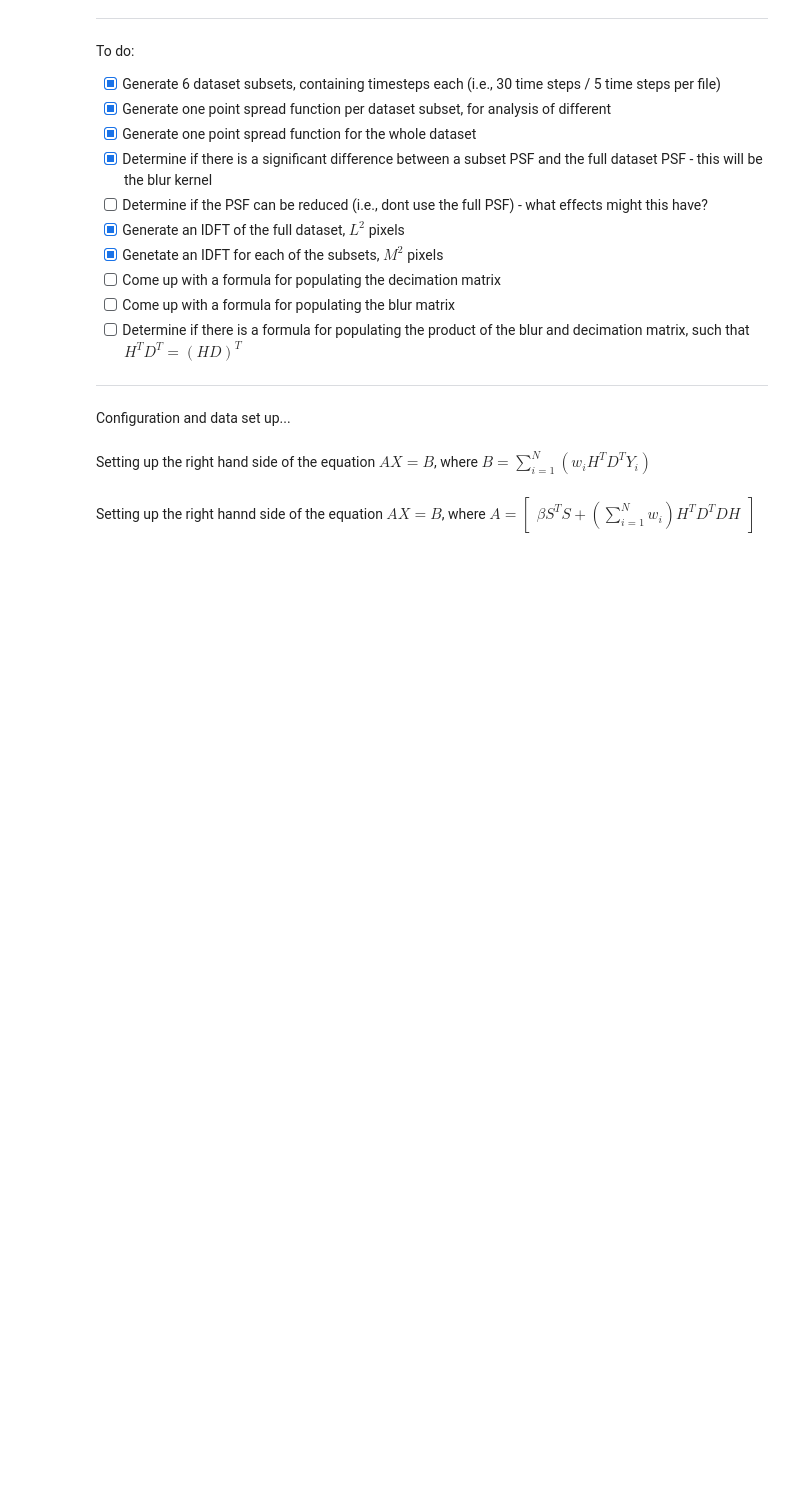
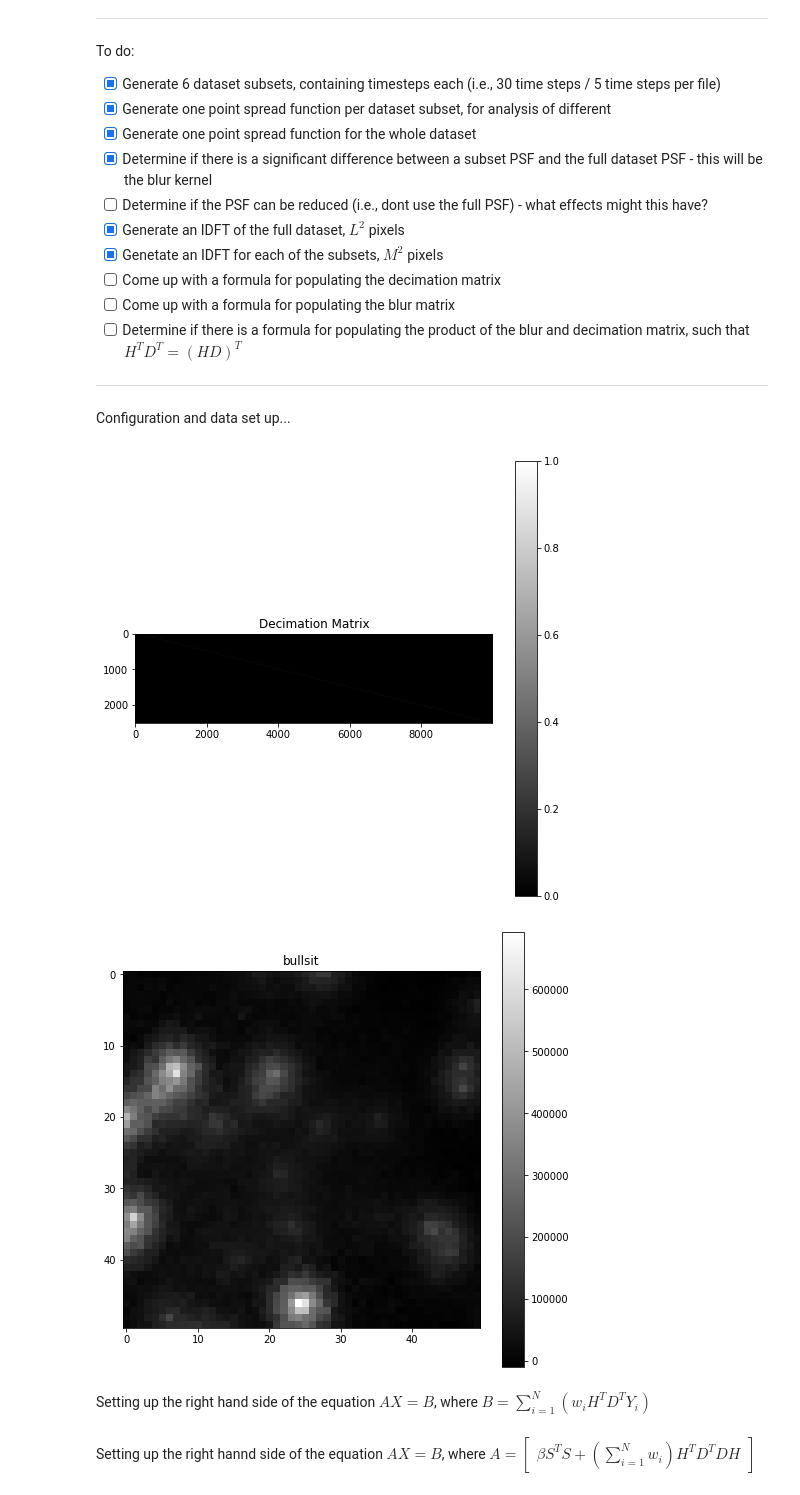
Before and after one commit to adamrcampbell/supy-res-imaging, a Jupyter notebook: notebooks/System of Linear Equations.ipynb, the cells around one changed output. Drawn from its saved outputs; the diff is of its cells as text; code cells hidden in the pictures; blank space fills up the shorter version.

Commit message:
Worked out decimation matrix

```diff
--- a/notebooks/System of Linear Equations.ipynb
+++ b/notebooks/System of Linear Equations.ipynb
@@ -71,8 +71,6 @@ To do:
 %matplotlib inline
 
 import numpy as np
-from numpy.random import default_rng
-
 import matplotlib.pyplot as plt
 
 plt.rcParams['figure.figsize'] = [8, 8]
@@ -85,6 +83,22 @@ def show_image(image, title):
 
 def normalise(data):
     return (data - np.min(data)) / (np.max(data) - np.min(data))
+
+def decimation_matrix(l, m):
+    d_matrix = np.zeros((m**2, l**2))
+
+    tile = np.repeat((1, 0, 1), (2, l - 2, 2)) # assuming taking 2 neighbours per dimension
+    t_len = tile.shape[0]
+    d = l // m
+    r_offset = m**2 // 2
+    c_offset = l**2 // 2
+
+    for p in np.arange(l//4): # divide by 4 as 4 neighbours total
+        p_offset = p * l
+        for q in np.arange(m):
+            d_matrix[q+ p_offset//2, q*d + p_offset*2 : q*d+t_len + p_offset*2] = tile # top-left quadrant
+            d_matrix[q+r_offset + p_offset//2, q*d+c_offset + p_offset*2: q*d+t_len+c_offset + p_offset*2] = tile # bottom-right quadrant
+    return d_matrix
 # %% [markdown]
 Configuration and data set up...
 # %%
@@ -110,34 +124,37 @@ X_psf = X_psf.reshape(L, L)
 
 # Storing all low-res images as column vectors (num images, num pixels per image)
 Y = np.zeros((N, M**2))
 
 # batched time steps direct images
 for i in np.arange(N):
     start = i * timesteps_per_y
     end = start + timesteps_per_y - 1
     filename = "../data/direct_image_ts_%d_%d.bin" % (start, end)
     Y[i] = np.fromfile(filename, dtype=np.float32)
     # show_image(Y[i].reshape(M, M), "$Y_{%d}$" % i)
 
 Y = Y.T # flip so Y is a column vector matrix where Y_i is the ith image of L^2 x 1 pixels
 
 # batched time steps point spread functions
 # for i in np.arange(N):
 #     start = i * timesteps_per_y
 #     end = start + timesteps_per_y - 1
 #     filename = "../data/direct_psf_ts_%d_%d.bin" % (start, end)
 #     Y_i_psf = np.fromfile(filename, dtype=np.float32)
 #     Y_i_psf = Y_i_psf.reshape(L, L)
 #     # show_image(Y_i_psf, "$Y_{%d}$ PSF" % i)
 
 # Decimation matrix
-D = np.zeros((M**2, L**2))
+D = decimation_matrix(L, M)
 
 # Blur matrix (psf)
 H = np.zeros((L**2, L**2))
 
 # Sharpening matrix (laplacian)
 S = np.zeros((L**2, L**2))
+# %% [output]
+[figure, added]
+[figure, added]
 # %% [markdown]
 Setting up the right hand side of the equation $AX = B$, where $B = \sum\limits_{i=1}^N (w_iH^TD^TY_i)$
 # %% [markdown]
```
Also changed, not shown: 2 other files.
